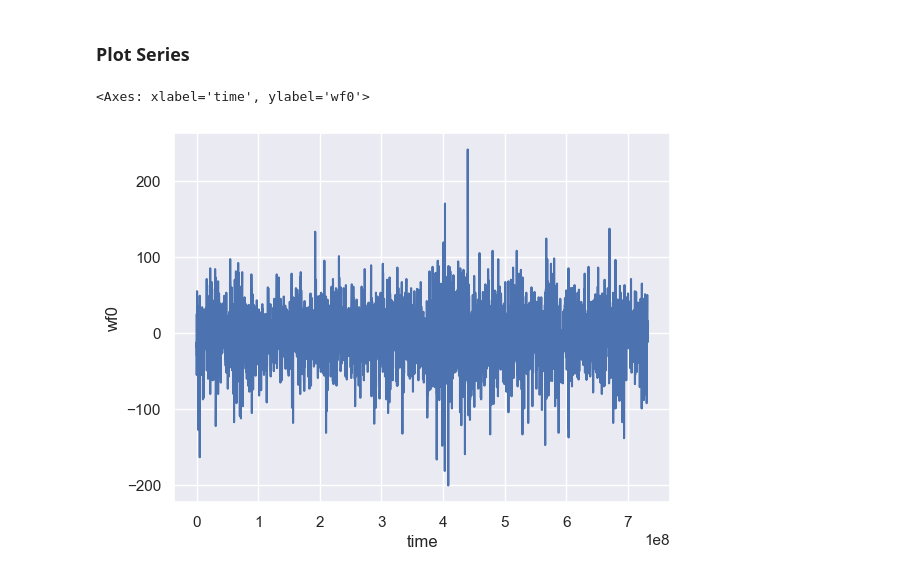
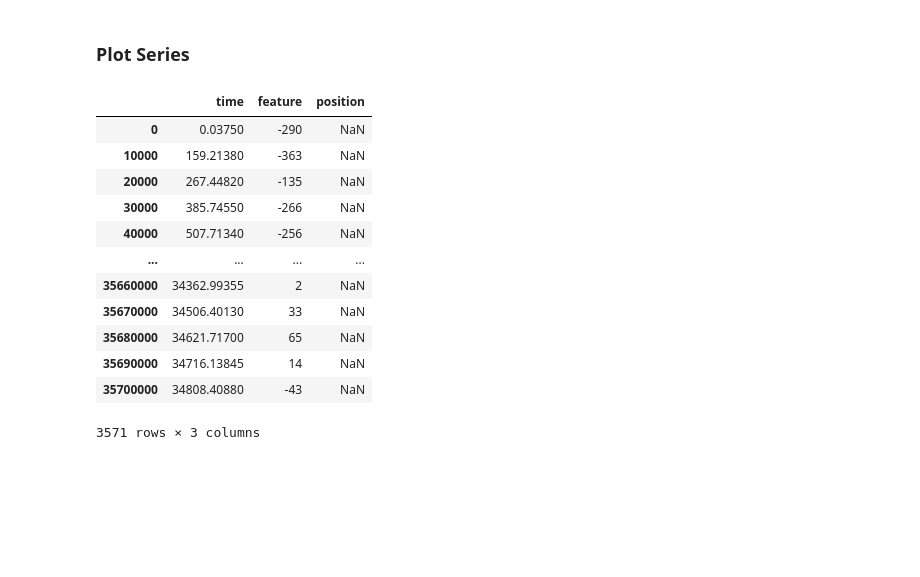
Before and after one commit to Oafish1/Ephys-Analysis, a Jupyter notebook: notebook.ipynb, the cells around one changed output. Saved outputs shown, nothing was run; the diff lists cells and outputs as text; code cells hidden in the pictures; blank space fills up the shorter version.

```diff
--- a/notebook.ipynb
+++ b/notebook.ipynb
@@ -15,14 +15,31 @@ novel, data = tl[1]
 # %% [output]
 ['Achilles_10252013', 'Achilles_11012013', 'Buddy_06272013', 'Cicero_09012014', 'Cicero_09102014', 'Cicero_09172014', 'Gatsby_08022013', 'Gatsby_08282013']
+# %%
+import numpy as np
+import pandas as pd
+from tqdm import tqdm
+
+# Create df
+df = pd.DataFrame(columns=['time', 'feature', 'position'])
+
+# Append data
+for i, chunk in tqdm(enumerate(data)):
+    subsample = 10_000
+    time = chunk['time'][::subsample] / 1000
+    feature = chunk['feature0'][::subsample]
+    # Get index of closest time
+    timestamps = novel['sessInfo']['Position']['TimeStamps']
+    timestamps = np.repeat(np.expand_dims(timestamps, axis=-1), len(time), axis=1).T
+    idx = np.argmin(np.abs(timestamps - np.expand_dims(time, axis=-1)), axis=-1)
+    position = novel['sessInfo']['Position']['OneDLocation'][idx]
+
+    # Append
+    # List append really isn't any faster
+    add = pd.DataFrame({
+        'time': time,
+        'feature': feature,
+        'position': position,
+    })
+    df = pd.concat([df, add])
 # %% [markdown]
 ### Plot Series
-# %%
-import seaborn as sns
-sns.set_theme()
-
-# Plot subsampled series
-# sns.lineplot(data=data.iloc[::10000], x='time', y='feature0')
-sns.lineplot(data=data.iloc[::10000], x='time', y='wf0')
-# %% [output]
-<Axes: xlabel='time', ylabel='wf0'>
-[figure, removed]
@@ -28,0 +51,16 @@ sns.lineplot(data=data.iloc[::10000], x='time', y='wf0')
+# %%
+df
+# %% [output]
+|  | time | feature | position |
+| 0 | 0.03750 | -290 | NaN |
+| 10000 | 159.21380 | -363 | NaN |
+| 20000 | 267.44820 | -135 | NaN |
+| 30000 | 385.74550 | -266 | NaN |
+| 40000 | 507.71340 | -256 | NaN |
+| ... | ... | ... | ... |
+| 35660000 | 34362.99355 | 2 | NaN |
+| 35670000 | 34506.40130 | 33 | NaN |
+| 35680000 | 34621.71700 | 65 | NaN |
+| 35690000 | 34716.13845 | 14 | NaN |
+| 35700000 | 34808.40880 | -43 | NaN |
+3571 rows × 3 columns
```
Also changed, not shown: parts of 3 cells of this notebook, 15 other files.
